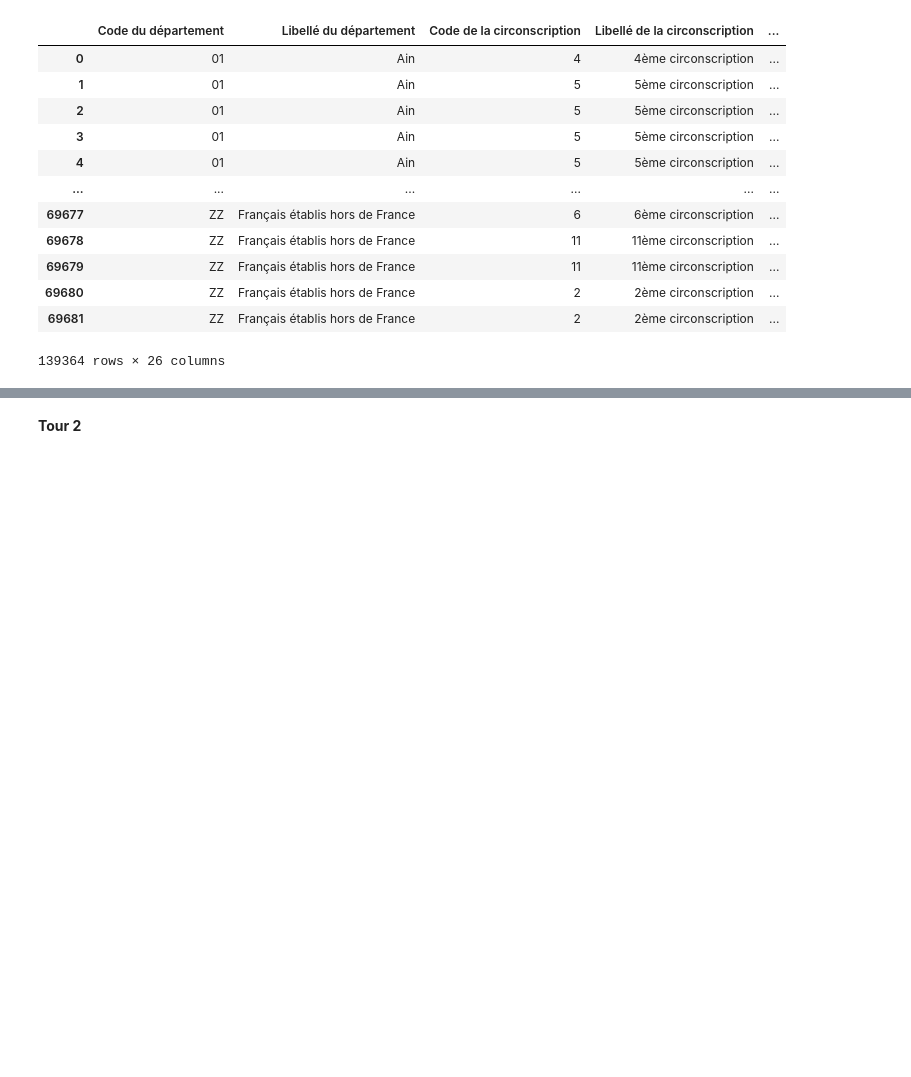
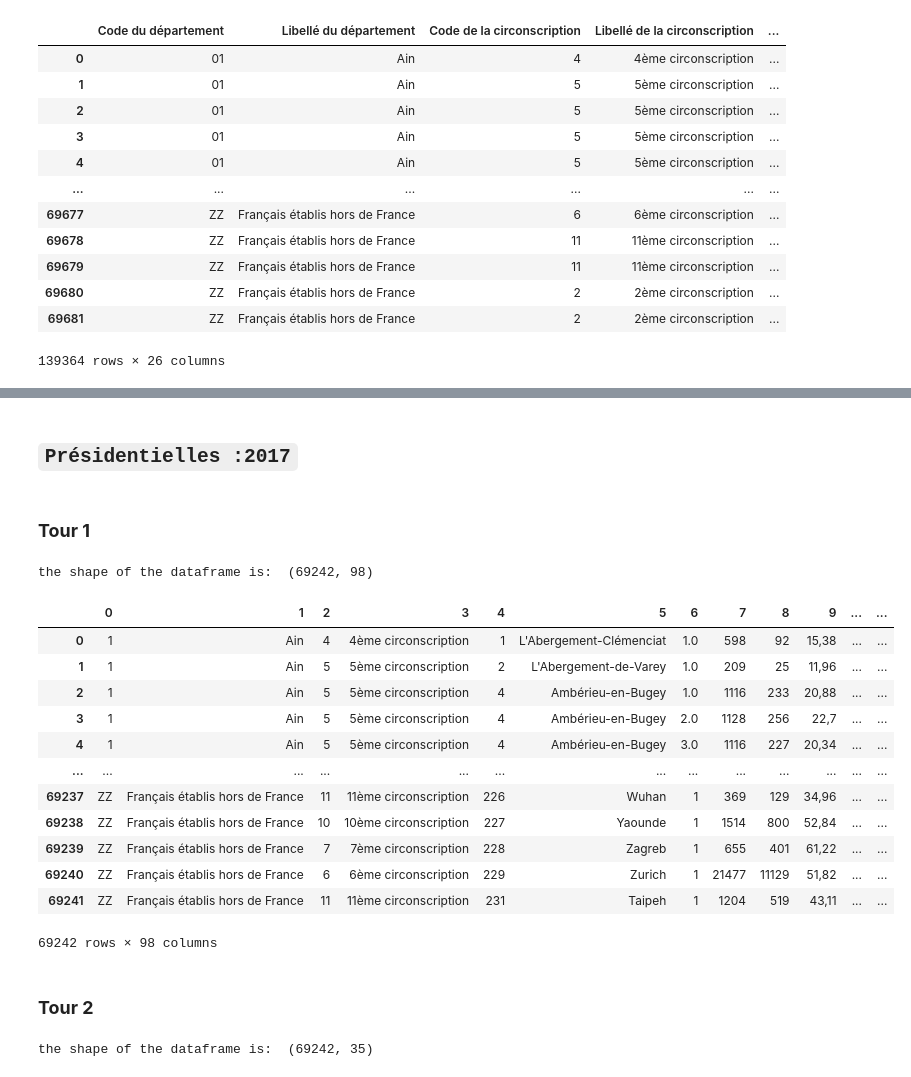
Before and after one commit to joevincentgaltie/donnees_electorales, a Jupyter notebook: notebook_principal.ipynb, the cells around one changed output, grey strips where cells are left out. Saved outputs shown, nothing was run; the diff lists cells and outputs as text; code cells hidden in the pictures; blank space fills up the shorter version.

```diff
--- a/notebook_principal.ipynb
+++ b/notebook_principal.ipynb
@@ -110,2 +98,0 @@ raw_2017 = extract_data(df, df.shape[1])
-# %% [markdown]
-**Tour 2**
@@ -111,0 +102,27 @@ raw_2017 = extract_data(df, df.shape[1])
+# %% [markdown]
+## `Présidentielles :2017`
+# %% [markdown]
+### **Tour 1**
+# %%
+file = "data/PR17_BVot_T1_FE.csv"
+
+df = pd.read_csv(file, sep=";", encoding="latin-1",header=None, skiprows=1)
+print("the shape of the dataframe is: ", df.shape)
+# %% [output]
+the shape of the dataframe is:  (69242, 98)
+# %%
+df
+# %% [output]
+|  | 0 | 1 | 2 | 3 | 4 | 5 | 6 | 7 | 8 | 9 | ... | ... |
+| 0 | 1 | Ain | 4 | 4ème circonscription | 1 | L'Abergement-Clémenciat | 1.0 | 598 | 92 | 15,38 | ... | ... |
+| 1 | 1 | Ain | 5 | 5ème circonscription | 2 | L'Abergement-de-Varey | 1.0 | 209 | 25 | 11,96 | ... | ... |
+| 2 | 1 | Ain | 5 | 5ème circonscription | 4 | Ambérieu-en-Bugey | 1.0 | 1116 | 233 | 20,88 | ... | ... |
+| 3 | 1 | Ain | 5 | 5ème circonscription | 4 | Ambérieu-en-Bugey | 2.0 | 1128 | 256 | 22,7 | ... | ... |
+| 4 | 1 | Ain | 5 | 5ème circonscription | 4 | Ambérieu-en-Bugey | 3.0 | 1116 | 227 | 20,34 | ... | ... |
+| ... | ... | ... | ... | ... | ... | ... | ... | ... | ... | ... | ... | ... |
+| 69237 | ZZ | Français établis hors de France | 11 | 11ème circonscription | 226 | Wuhan | 1 | 369 | 129 | 34,96 | ... | ... |
+| 69238 | ZZ | Français établis hors de France | 10 | 10ème circonscription | 227 | Yaounde | 1 | 1514 | 800 | 52,84 | ... | ... |
+| 69239 | ZZ | Français établis hors de France | 7 | 7ème circonscription | 228 | Zagreb | 1 | 655 | 401 | 61,22 | ... | ... |
+| 69240 | ZZ | Français établis hors de France | 6 | 6ème circonscription | 229 | Zurich | 1 | 21477 | 11129 | 51,82 | ... | ... |
+| 69241 | ZZ | Français établis hors de France | 11 | 11ème circonscription | 231 | Taipeh | 1 | 1204 | 519 | 43,11 | ... | ... |
+69242 rows × 98 columns
@@ -111,0 +133,9 @@ raw_2017 = extract_data(df, df.shape[1])
+# %% [markdown]
+### **Tour 2**
+# %%
+file = "data/PR17_BVot_T2_FE.csv"
+
+df = pd.read_csv(file, sep=";", encoding="latin-1",header=None, skiprows=1)
+print("the shape of the dataframe is: ", df.shape)
+# %% [output]
+the shape of the dataframe is:  (69242, 35)
```
Also changed, not shown: parts of 92 cells of this notebook.
